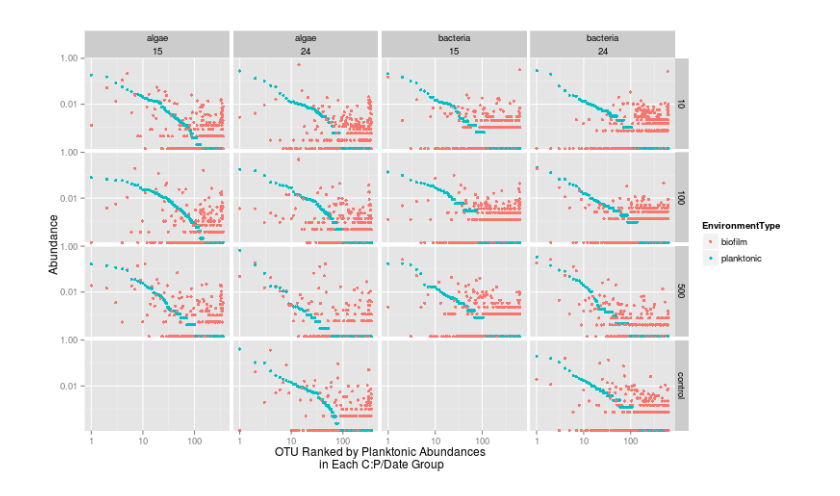
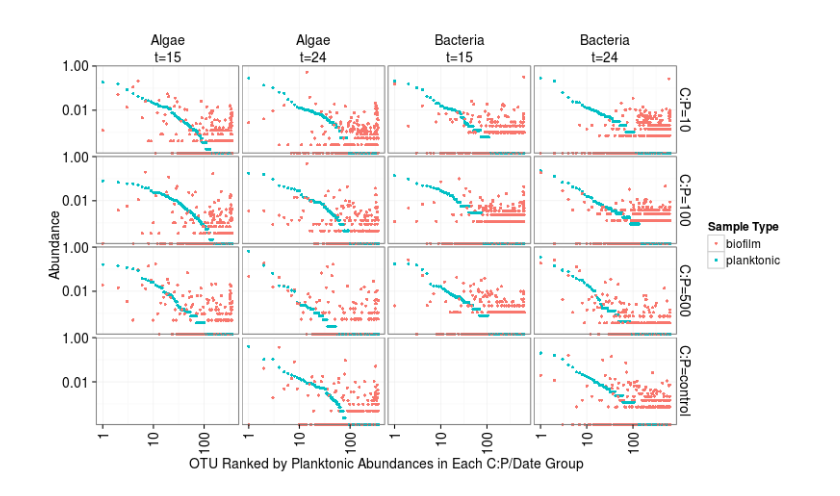
Before and after one commit to chuckpr/BvP_manuscript_figures, a Jupyter notebook: rank_abundance.ipynb, the cells around one changed output. Cells and saved outputs as stored; diff of their text form; code cells hidden in the pictures.

Commit message:
rank abundance pdf and minor chart changes

```diff
--- a/rank_abundance.ipynb
+++ b/rank_abundance.ipynb
@@ -37,7 +28,7 @@ p.ranks.bact = mdf.bact %.%
             mutate(rank = rank(-Abundance, ties.method = "first")) %.%
             select(OTU, CarbonToPhosphorous, Date, rank)
 mdf.bact.wRanks = left_join(mdf.bact, p.ranks.bact, by = c("Date", "OTU", "CarbonToPhosphorous"))
-mdf.bact.wRanks$LibraryType = "bacteria"
+mdf.bact.wRanks$LibraryType = "Bacteria"
 # %%
 %%R
 p.ranks.euk = mdf.euk %.%
@@ -46,25 +37,41 @@ p.ranks.euk = mdf.euk %.%
             mutate(rank = rank(-Abundance, ties.method = "first")) %.%
             select(OTU, CarbonToPhosphorous, Date, rank)
 mdf.euk.wRanks = left_join(mdf.euk, p.ranks.euk, by = c("Date", "OTU", "CarbonToPhosphorous"))
-mdf.euk.wRanks$LibraryType = "algae"
+mdf.euk.wRanks$LibraryType = "Algae"
 # %%
 %%R
 mdf.both = rbind.fill(mdf.bact.wRanks, mdf.euk.wRanks)
 # %%
 %%R -w 800
+
+mdf.both$Date.strip = paste("t=",mdf.both$Date,sep="")
+mdf.both$CarbonToPhosphorous.strip = paste("C:P=",mdf.both$CarbonToPhosphorous,sep="")
 
 p = ggplot(mdf.both, aes(x = rank, y = Abundance, color = EnvironmentType))
 
 p = p + geom_point(size = 1.5)
 
-p = p + facet_grid(CarbonToPhosphorous ~ LibraryType + Date, scales = "free_x")
+p = p + facet_grid(CarbonToPhosphorous.strip ~ LibraryType + Date.strip, scales = "free_x")
 
 p = p + scale_y_log10()
 
 p = p + scale_x_log10()
 
-p = p + labs(x = "OTU Ranked by Planktonic Abundances\n in Each C:P/Date Group")
+p = p + labs(x = "OTU Ranked by Planktonic Abundances in Each C:P/Date Group")
+
+p = p + theme_bw()
+p = p + theme(axis.text.x = element_text(angle = 90, vjust = 0.5, hjust = 1, size = 14),
+              axis.text.y = element_text(size = 14),
+              axis.title.x = element_text(size = 14),
+              axis.title.y = element_text(size = 14),
+              strip.text.x = element_text(size = 14),
+              strip.text.y = element_text(size = 14),
+              legend.text = element_text(size = 12),
+              legend.title = element_text(size = 12),
+              strip.background = element_blank())
+
+p = p + labs(color = "Sample Type")
 
 p
 # %% [output]
-[figure, old version]
+[figure, new version]
```
Also changed, not shown: parts of 6 cells of this notebook, 1 other file.
